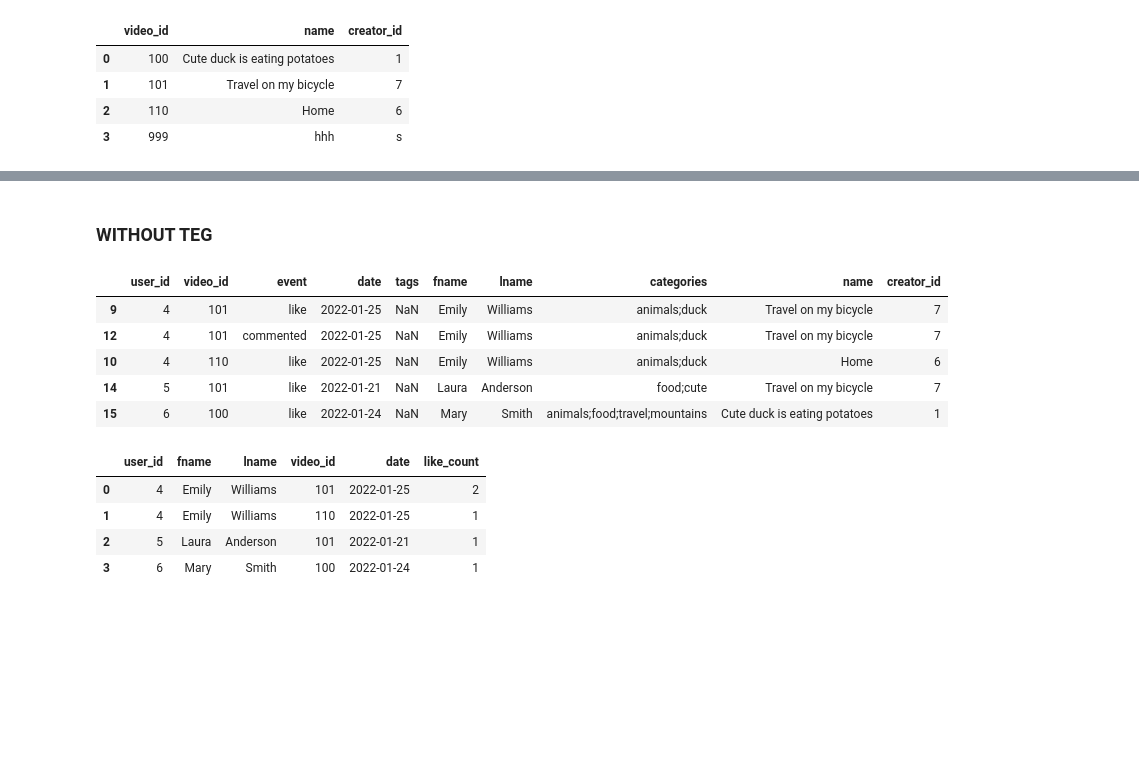
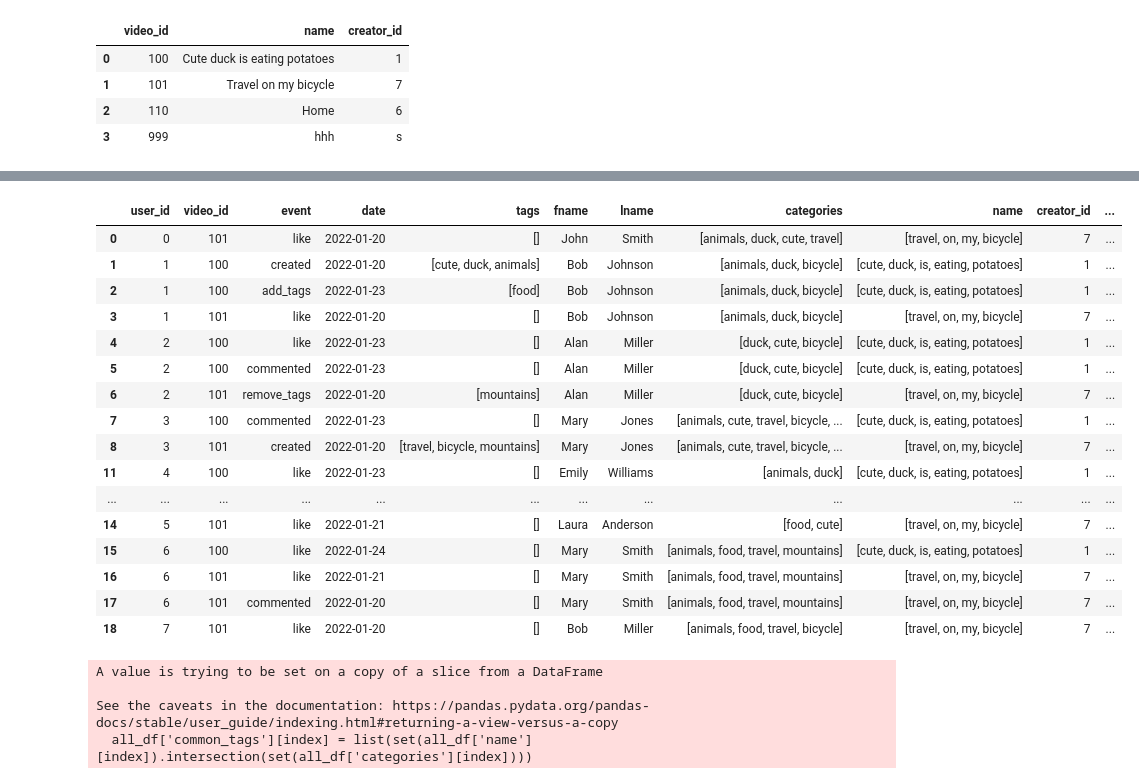
Before and after one commit to Armenmkhoyan/Data_Engineering, a Jupyter notebook: task_1/task_1.ipynb, the cells around one changed output, grey strips where cells are left out. Saved outputs shown, nothing was run; the diff lists cells and outputs as text; code cells hidden in the pictures; blank space fills up the shorter version.

```diff
--- a/task_1/task_1.ipynb
+++ b/task_1/task_1.ipynb
@@ -389,25 +364,35 @@ result
-# %% [markdown]
-### WITHOUT TEG
-# %%
-without_teg = all_df[all_df.apply(lambda x: not is_list_elem_in_string(x['categories'].split(';'), x['name']), axis=1)].sort_values('user_id')
-without_teg
-# %% [output]
-|  | user_id | video_id | event | date | tags | fname | lname | categories | name | creator_id |
-| 9 | 4 | 101 | like | 2022-01-25 | NaN | Emily | Williams | animals;duck | Travel on my bicycle | 7 |
-| 12 | 4 | 101 | commented | 2022-01-25 | NaN | Emily | Williams | animals;duck | Travel on my bicycle | 7 |
-| 10 | 4 | 110 | like | 2022-01-25 | NaN | Emily | Williams | animals;duck | Home | 6 |
-| 14 | 5 | 101 | like | 2022-01-21 | NaN | Laura | Anderson | food;cute | Travel on my bicycle | 7 |
-| 15 | 6 | 100 | like | 2022-01-24 | NaN | Mary | Smith | animals;food;travel;mountains | Cute duck is eating potatoes | 1 |
-# %%
-result_without_teg = without_teg \
-    .groupby(['user_id', 'fname', 'lname', 'video_id', 'date'], as_index=False) \
-    .agg({'event': 'count'}) \
-    .rename(columns={'event': 'like_count'})
-
-result_without_teg
-# %% [output]
-|  | user_id | fname | lname | video_id | date | like_count |
-| 0 | 4 | Emily | Williams | 101 | 2022-01-25 | 2 |
-| 1 | 4 | Emily | Williams | 110 | 2022-01-25 | 1 |
-| 2 | 5 | Laura | Anderson | 101 | 2022-01-21 | 1 |
-| 3 | 6 | Mary | Smith | 100 | 2022-01-24 | 1 |
+# %%
+# Create column 'common_tags' intersection of two columns 'categories' and 'tags'
+all_df['common_tags'] = [list(set(cat).intersection(set(tag))) for cat, tag in zip(all_df['categories'],  all_df['tags'])]
+# %%
+all_df
+# %% [output]
+|  | user_id | video_id | event | date | tags | fname | lname | categories | name | creator_id | ... |
+| 0 | 0 | 101 | like | 2022-01-20 | [] | John | Smith | [animals, duck, cute, travel] | [travel, on, my, bicycle] | 7 | ... |
+| 1 | 1 | 100 | created | 2022-01-20 | [cute, duck, animals] | Bob | Johnson | [animals, duck, bicycle] | [cute, duck, is, eating, potatoes] | 1 | ... |
+| 2 | 1 | 100 | add_tags | 2022-01-23 | [food] | Bob | Johnson | [animals, duck, bicycle] | [cute, duck, is, eating, potatoes] | 1 | ... |
+| 3 | 1 | 101 | like | 2022-01-20 | [] | Bob | Johnson | [animals, duck, bicycle] | [travel, on, my, bicycle] | 7 | ... |
+| 4 | 2 | 100 | like | 2022-01-23 | [] | Alan | Miller | [duck, cute, bicycle] | [cute, duck, is, eating, potatoes] | 1 | ... |
+| 5 | 2 | 100 | commented | 2022-01-23 | [] | Alan | Miller | [duck, cute, bicycle] | [cute, duck, is, eating, potatoes] | 1 | ... |
+| 6 | 2 | 101 | remove_tags | 2022-01-20 | [mountains] | Alan | Miller | [duck, cute, bicycle] | [travel, on, my, bicycle] | 7 | ... |
+| 7 | 3 | 100 | commented | 2022-01-23 | [] | Mary | Jones | [animals, cute, travel, bicycle, ... | [cute, duck, is, eating, potatoes] | 1 | ... |
+| 8 | 3 | 101 | created | 2022-01-20 | [travel, bicycle, mountains] | Mary | Jones | [animals, cute, travel, bicycle, ... | [travel, on, my, bicycle] | 7 | ... |
+| 11 | 4 | 100 | like | 2022-01-23 | [] | Emily | Williams | [animals, duck] | [cute, duck, is, eating, potatoes] | 1 | ... |
+| ... | ... | ... | ... | ... | ... | ... | ... | ... | ... | ... | ... |
+| 14 | 5 | 101 | like | 2022-01-21 | [] | Laura | Anderson | [food, cute] | [travel, on, my, bicycle] | 7 | ... |
+| 15 | 6 | 100 | like | 2022-01-24 | [] | Mary | Smith | [animals, food, travel, mountains] | [cute, duck, is, eating, potatoes] | 1 | ... |
+| 16 | 6 | 101 | like | 2022-01-21 | [] | Mary | Smith | [animals, food, travel, mountains] | [travel, on, my, bicycle] | 7 | ... |
+| 17 | 6 | 101 | commented | 2022-01-20 | [] | Mary | Smith | [animals, food, travel, mountains] | [travel, on, my, bicycle] | 7 | ... |
+| 18 | 7 | 101 | like | 2022-01-20 | [] | Bob | Miller | [animals, food, travel, bicycle] | [travel, on, my, bicycle] | 7 | ... |
+# %%
+# fill absent tags from video name
+for index, elem in enumerate(all_df['common_tags']):
+    if not all_df['common_tags'][index]:
+        all_df['common_tags'][index] = list(set(all_df['name'][index]).intersection(set(all_df['categories'][index])))
+
+# Ask the mentor about this problem.
+# %% [output]
+A value is trying to be set on a copy of a slice from a DataFrame
+
+See the caveats in the documentation: https://pandas.pydata.org/pandas-docs/stable/user_guide/indexing.html#returning-a-view-versus-a-copy
+  all_df['common_tags'][index] = list(set(all_df['name'][index]).intersection(set(all_df['categories'][index])))
```
Also changed, not shown: parts of 25 cells of this notebook.
